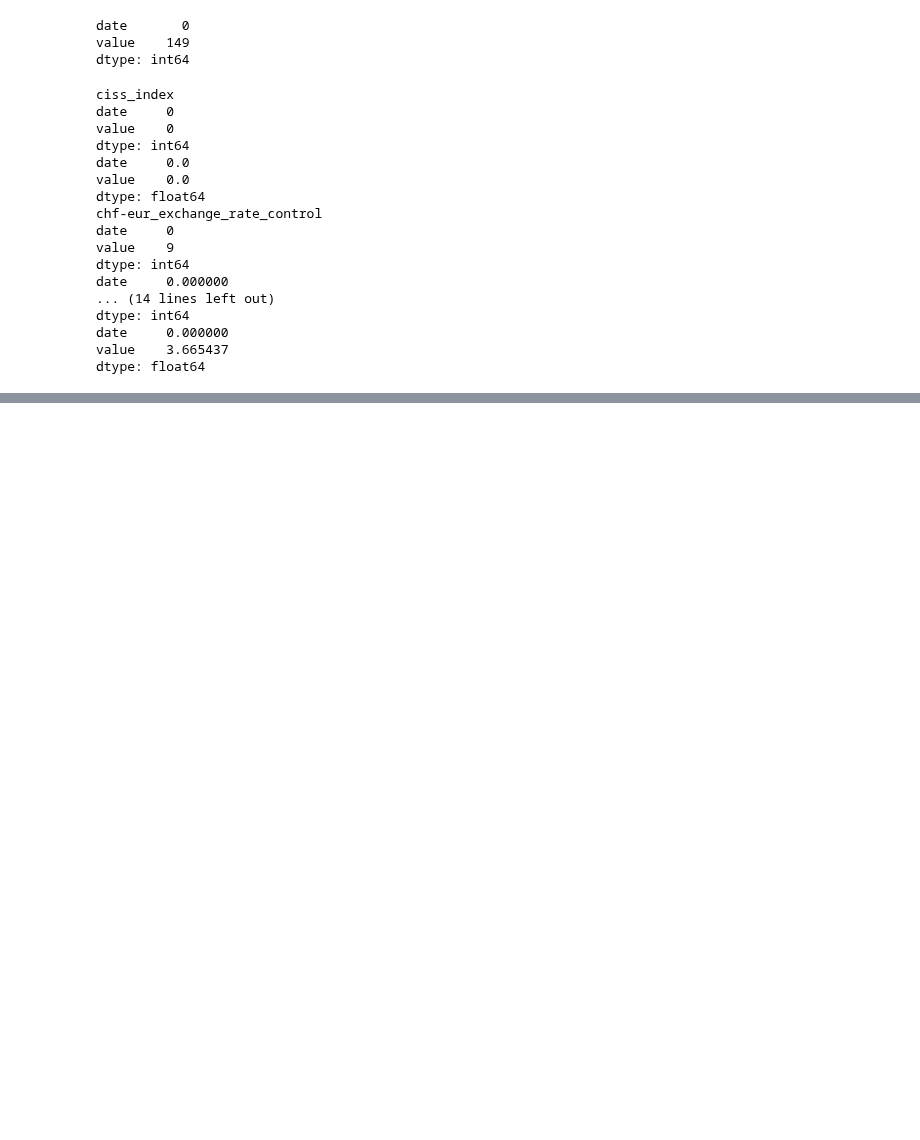
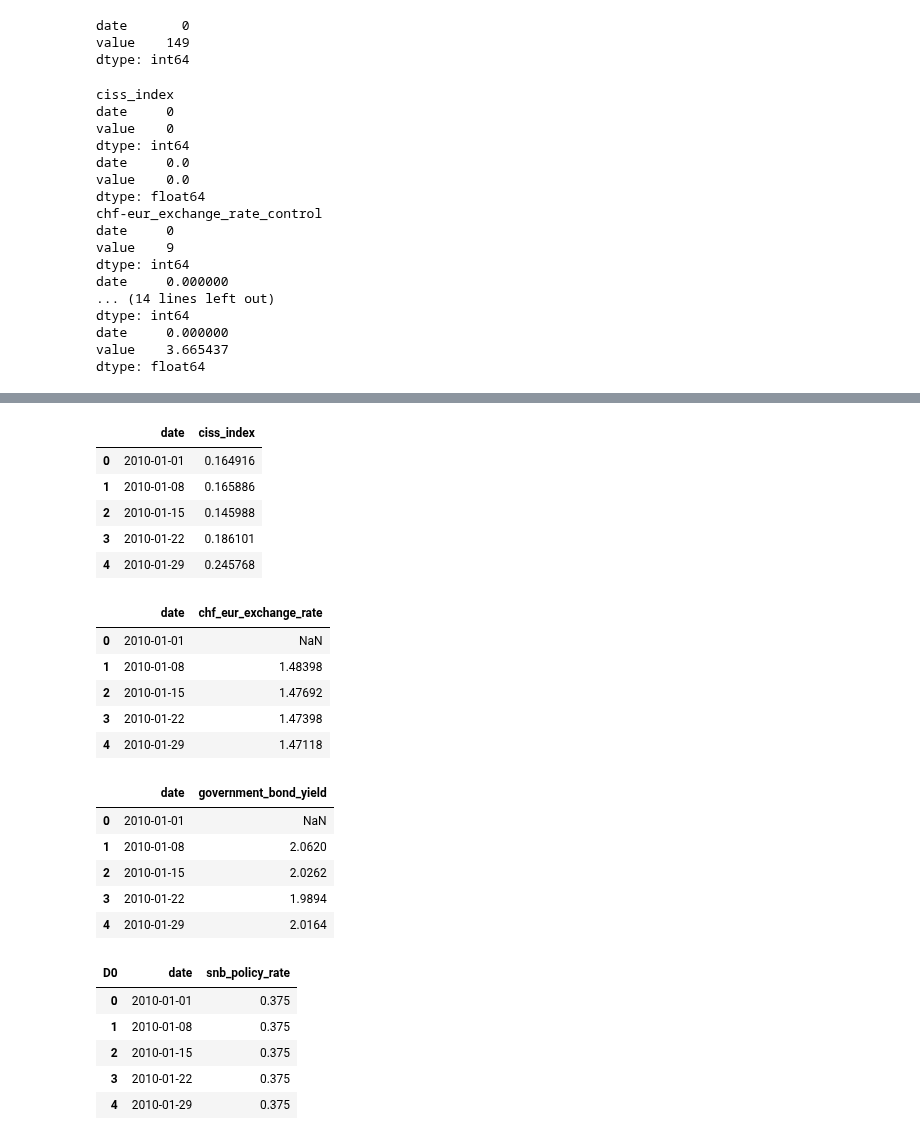
Before and after one commit to philippebvilliger/swiss-bank-risk-project, a Jupyter notebook: code/clean.ipynb, the cells around one changed output, grey strips where cells are left out. Cells and saved outputs as stored; diff of their text form; code cells hidden in the pictures; blank space fills up the shorter version.

```diff
--- a/code/clean.ipynb
+++ b/code/clean.ipynb
@@ -374,0 +465,37 @@ dtype: float64
+# %%
+weekly_ciss.rename(columns={"value": "ciss_index"}, inplace=True)
+display(weekly_datasets["ciss_index"].head())
+
+weekly_chf_eur_exchange_rate_control.rename(columns={"value": "chf-eur_exchange_rate_control"}, inplace=True)
+display(weekly_datasets["chf-eur_exchange_rate_control"].head())
+
+weekly_government_bond_yield.rename(columns={"value": "government_bond_yield"}, inplace=True)
+display(weekly_datasets["swiss_banks_and_goverment_bond_yields"].head())
+
+weekly_policy_rate.rename(columns={"value": "snb_policy_rate"}, inplace=True)
+display(weekly_datasets["snb_interest_policy_rates_control"].head())
+# %% [output]
+|  | date | ciss_index |
+| 0 | 2010-01-01 | 0.164916 |
+| 1 | 2010-01-08 | 0.165886 |
+| 2 | 2010-01-15 | 0.145988 |
+| 3 | 2010-01-22 | 0.186101 |
+| 4 | 2010-01-29 | 0.245768 |
+|  | date | chf_eur_exchange_rate |
+| 0 | 2010-01-01 | NaN |
+| 1 | 2010-01-08 | 1.48398 |
+| 2 | 2010-01-15 | 1.47692 |
+| 3 | 2010-01-22 | 1.47398 |
+| 4 | 2010-01-29 | 1.47118 |
+|  | date | government_bond_yield |
+| 0 | 2010-01-01 | NaN |
+| 1 | 2010-01-08 | 2.0620 |
+| 2 | 2010-01-15 | 2.0262 |
+| 3 | 2010-01-22 | 1.9894 |
+| 4 | 2010-01-29 | 2.0164 |
+| D0 | date | snb_policy_rate |
+| 0 | 2010-01-01 | 0.375 |
+| 1 | 2010-01-08 | 0.375 |
+| 2 | 2010-01-15 | 0.375 |
+| 3 | 2010-01-22 | 0.375 |
+| 4 | 2010-01-29 | 0.375 |
```
Also changed, not shown: parts of 11 cells of this notebook, 1 other file.
